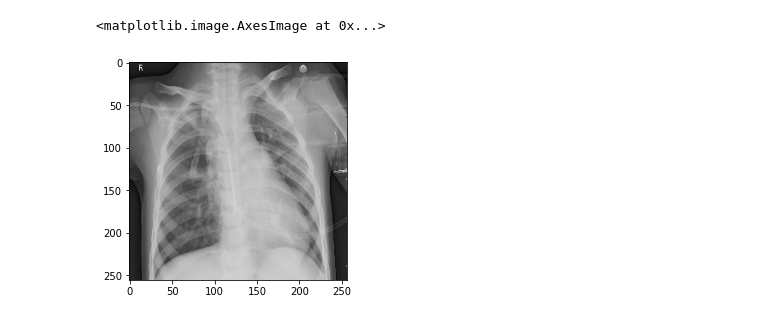
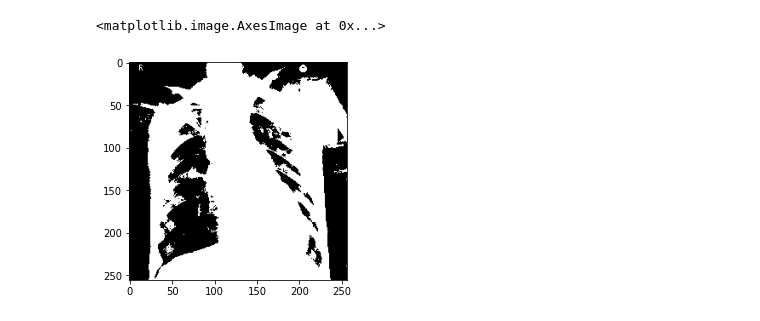
Before and after one commit to joaomarcoscsilva/issues-covid-image-diagnosis, a Jupyter notebook: GradCam.ipynb, the cells around one changed output. Cells and saved outputs as stored; diff of their text form; code cells hidden in the pictures.

```diff
--- a/GradCam.ipynb
+++ b/GradCam.ipynb
@@ -199,6 +196,16 @@ Perc correct 0.9956
-# %%
-img = x_train[0,:,:,:].mean(axis=-1)
-plt.imshow(np.stack((img,)*3, axis=-1))
-# %% [output]
-<matplotlib.image.AxesImage at 0x...>
-[figure, removed]
+# %%
+import cv2 as cv
+
+img = np.array(x_train[0,:,:,:]).mean(axis=-1)
+img = (img*255).astype(np.uint8)
+#img = img.reshape(img.shape[0:2])
+thresh, new_img = cv.threshold(img,0,255,cv.THRESH_BINARY+cv.THRESH_OTSU)
+
+new_img = np.stack((new_img.reshape(new_img.shape[0:2]),)*3, axis=-1)
+img = np.stack((img.reshape(img.shape[0:2]),)*3, axis=-1)
+
+#plt.imshow(img)
+plt.imshow(new_img)
+# %% [output]
+<matplotlib.image.AxesImage at 0x...>
+[figure, added]
```
Also changed, not shown: parts of 11 cells of this notebook, 3 other files.
